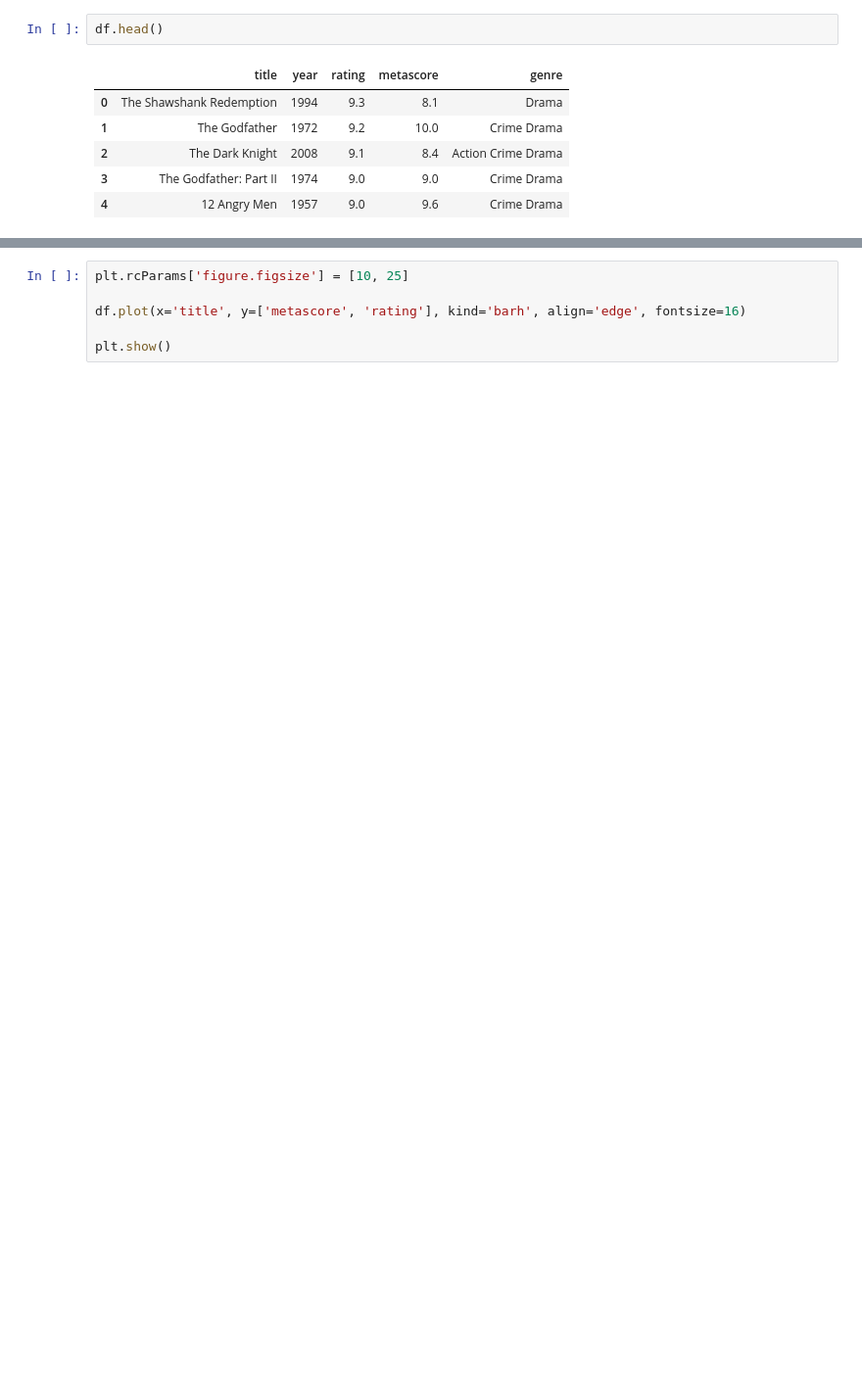
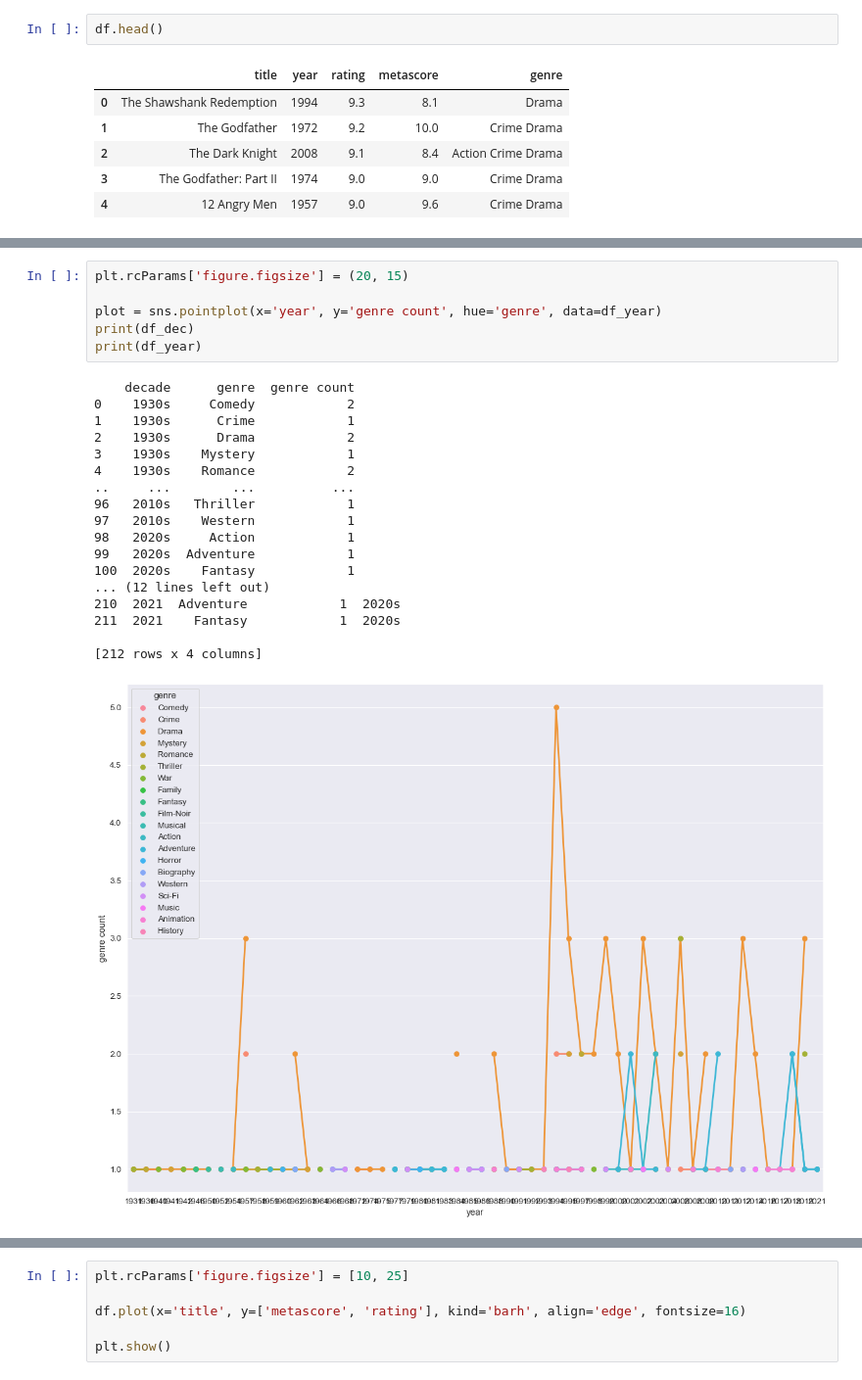
Before and after one commit to taredalen/web-scraping-project, a Jupyter notebook: IMDB/data_exploration.ipynb, the cells around one changed output, grey strips where cells are left out. Shown at 98% size. Saved outputs shown, nothing was run; the diff lists cells and outputs as text; blank space fills up the shorter version.

```diff
--- a/IMDB/data_exploration.ipynb
+++ b/IMDB/data_exploration.ipynb
@@ -80,0 +56,25 @@ ValueError: Image size of 174240x792 pixels is too large. It must be less than 2
+# %%
+plt.rcParams['figure.figsize'] = (20, 15)
+
+plot = sns.pointplot(x='year', y='genre count', hue='genre', data=df_year)
+print(df_dec)
+print(df_year)
+# %% [output]
+    decade      genre  genre count
+0    1930s     Comedy            2
+1    1930s      Crime            1
+2    1930s      Drama            2
+3    1930s    Mystery            1
+4    1930s    Romance            2
+..     ...        ...          ...
+96   2010s   Thriller            1
+97   2010s    Western            1
+98   2020s     Action            1
+99   2020s  Adventure            1
+100  2020s    Fantasy            1
+... (12 lines left out)
+210  2021  Adventure            1  2020s
+211  2021    Fantasy            1  2020s
+
+[212 rows x 4 columns]
+[figure, added]
```
Also changed, not shown: parts of 6 cells of this notebook, 1 other file.
